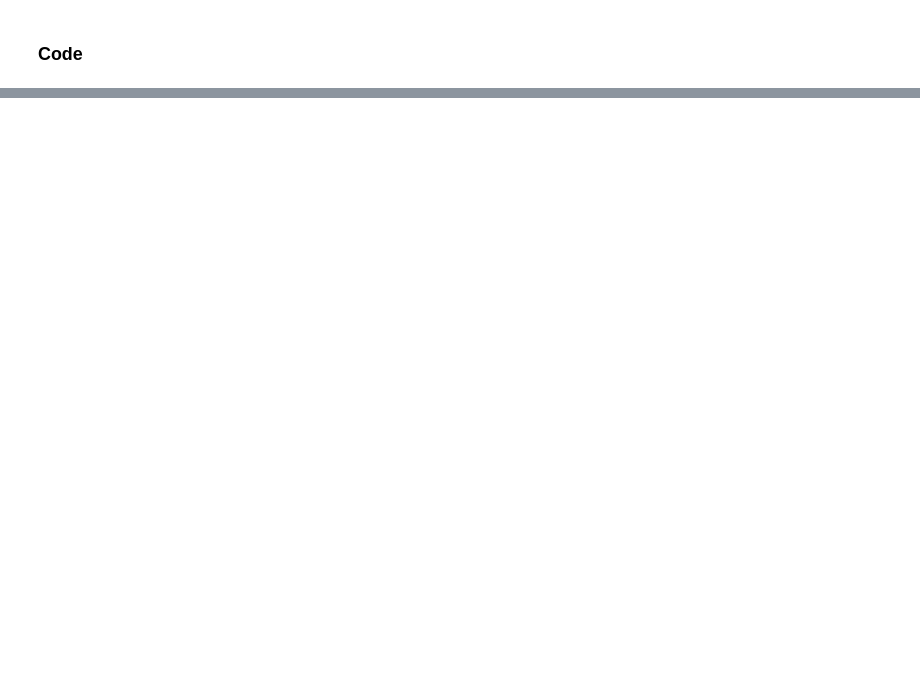
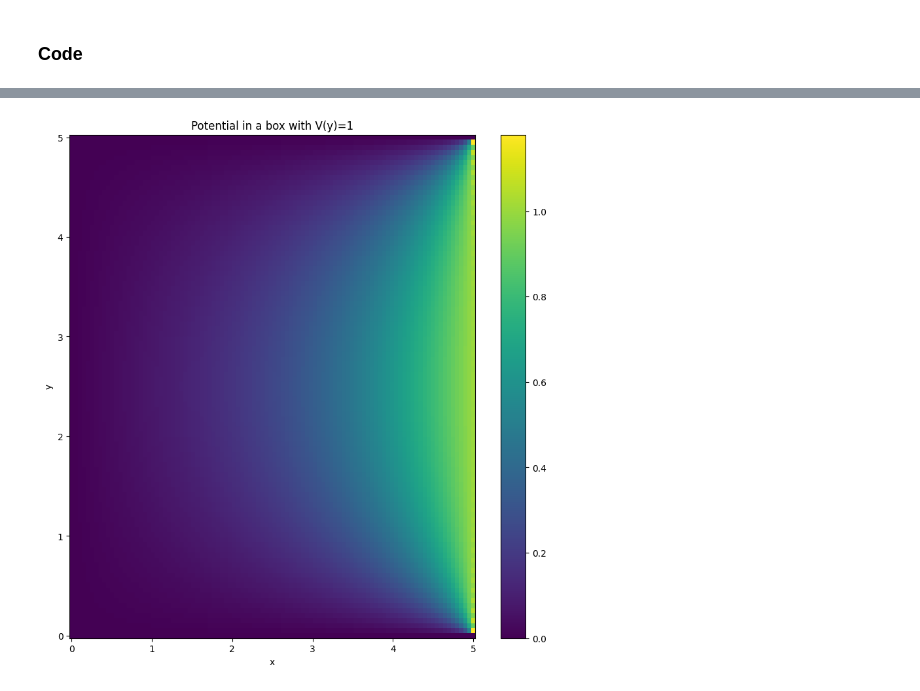
Before and after one commit to KyleTaft/Fall23, a Jupyter notebook: PHY415/HW/workedProblem4- KyleTaft.ipynb, the cells around one changed output, grey strips where cells are left out. Drawn from its saved outputs; the diff is of its cells as text; code cells hidden in the pictures; blank space fills up the shorter version.

```diff
--- a/PHY415/HW/workedProblem4- KyleTaft.ipynb
+++ b/PHY415/HW/workedProblem4- KyleTaft.ipynb
@@ -82,2 +117,19 @@ $$\int_{0}^{a}sin(\frac{n\pi}{a}y)sin(\frac{m\pi}{a}y)dy = \frac{a}{2}\delta_{nm
 # %% [markdown]
 ### Code
+# %%
+# Visualize simple case at boundary
+
+def V(y, a, terms = 1000):
+    potential = 0
+    for n in range(1, terms, 2):
+        potential += (4/(n*np.pi)) * np.sin((n*np.pi*y)/a)
+    return potential
+
+plt.figure(figsize=(10,10))
+a = 5
+y = np.linspace(0,a,100)
+
+plt.plot(y, V(y,5))
+plt.xlabel('y')
+plt.ylabel('V(y)')
+plt.title('Potential at boundary x=b with V(y)=1')
@@ -83,0 +139,23 @@ $$\int_{0}^{a}sin(\frac{n\pi}{a}y)sin(\frac{m\pi}{a}y)dy = \frac{a}{2}\delta_{nm
+# %%
+# Plotting our full potential with V(y) = 1
+
+def Vfull(x, y, a, b, terms = 50):
+    potential = 0
+    for n in range(1, terms, 2):
+        potential += (4/(n*np.pi)) * np.sin((n*np.pi*y)/a) * (np.exp(n*np.pi*x/a) - np.exp(-n*np.pi*x/a))/(np.exp(n*np.pi*b/a) - np.exp(-n*np.pi*b/a))
+    return potential
+
+# Plot heatmap of potential
+x = np.linspace(0,5,100)
+y = np.linspace(0,5,100)
+X, Y = np.meshgrid(x,y)
+Z = Vfull(X,Y,5,5, 100)
+plt.figure(figsize=(10,10))
+plt.pcolormesh(X,Y,Z)
+plt.colorbar()
+plt.xlabel('x')
+plt.ylabel('y')
+plt.title('Potential in a box with V(y)=1')
+plt.show()
+# %% [output]
+[figure, added]
```
Also changed, not shown: parts of 4 cells of this notebook, 32 other files.
